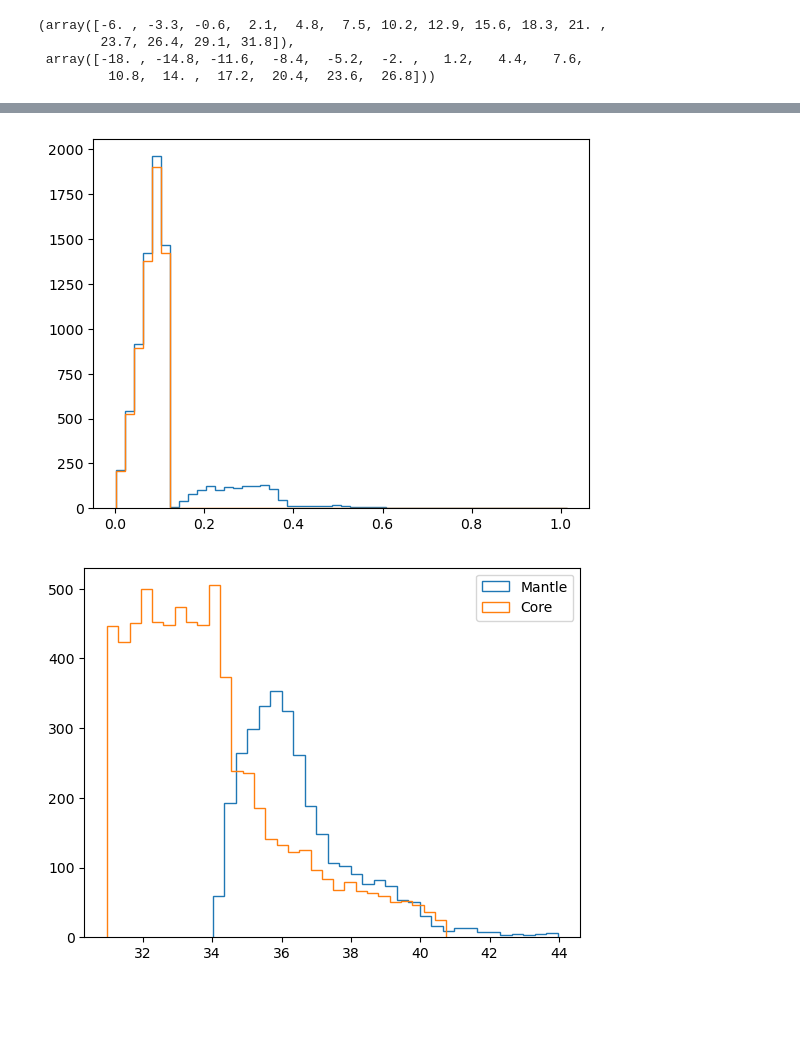
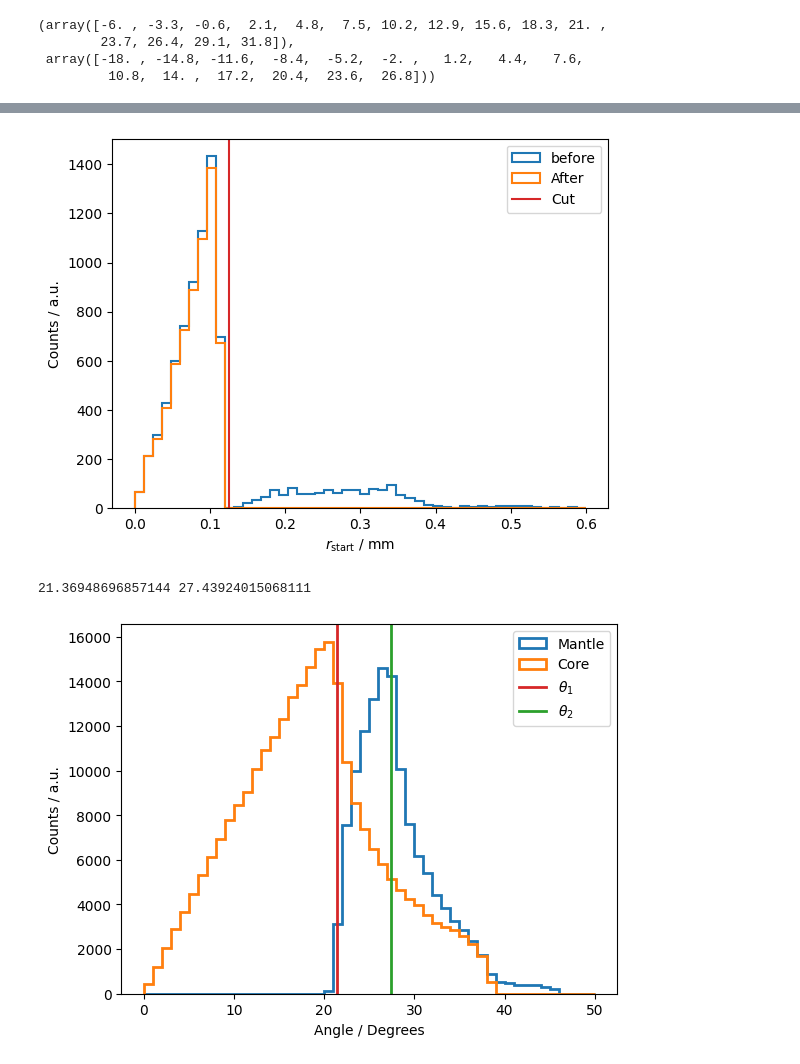
Before and after one commit to th3odor/TP_lab, a Jupyter notebook: reports/V_SciFi/aw.ipynb, the cells around one changed output, grey strips where cells are left out. Saved outputs shown, nothing was run; the diff lists cells and outputs as text; code cells hidden in the pictures; blank space fills up the shorter version.

```diff
--- a/reports/V_SciFi/aw.ipynb
+++ b/reports/V_SciFi/aw.ipynb
@@ -86,10 +86,14 @@ for i in range(N):
     sim_['r_exit'] = np.sqrt(sim_[col[0]]**2 + sim_[col[1]]**2)
     sim[i] = sim[i][((sim[i]['r_exit']<0.125) & (sim[i]['rayleighScatterings']==0.0))]
 # %%
-counts, bins, stff = plt.hist(sim_['r_exit'],histtype='step', bins=50)
-plt.hist(sim[0]['r_exit'],histtype='step', bins=bins);
+counts, bins, stff = plt.hist(sim_['r_exit'],histtype='step', bins=50, linewidth=1.5, label='before',range=(0, 0.6))
+plt.hist(sim[0]['r_exit'],histtype='step', bins=bins, linewidth=1.5, label='After');
+plt.axvline(x=0.125, label='Cut', c='tab:red')
+plt.xlabel(r"$r_{\mathrm{start}}$ / mm")
+plt.ylabel("Counts / a.u.")
+plt.legend();
 # %% [output]
-[figure, old version]
+[figure, new version]
 # %%
 simKern = []
 simMantel = []
@@ -99,14 +103,37 @@ for i in range(N):
     simMantel.append(deepcopy(sim[i][(sim[i]['length_clad']!=0.0)]))
 # %%
 for i in range(N):
-    simKern[i]['thetha'] = np.cos(simKern[i]['px_start'])
-    simMantel[i]['thetha'] = np.cos(simMantel[i]['px_start'])
+    simKern[i]['thetha'] = np.arccos(simKern[i]['px_start'])
+    simMantel[i]['thetha'] = np.arccos(simMantel[i]['px_start'])
+# %%
+dfK = deepcopy(simKern[0])
+dfM = deepcopy(simMantel[0])
+
+for i in range(49):
+    dfK = pd.concat((dfK, simKern[i+1]))
+    dfM = pd.concat((dfM, simMantel[i+1]))
+# %%
+nC = 1.60
+n1 = 1.49
+n2 = 1.42
+
+theta1 = np.arccos(n1/nC)*180/np.pi
+theta2 = np.arccos(n2/nC)*180/np.pi
+print(theta1, theta2)
+# %% [output]
+21.36948696857144 27.43924015068111
 # %%
-plt.hist(simMantel[23]['thetha']*180/np.pi, bins=30, histtype='step', label='Mantle')
-plt.hist(simKern[23]['thetha']*180/np.pi, bins=30, histtype='step', label='Core');
+counts, bins, stf = plt.hist(dfM['thetha']*180/np.pi, bins=50, histtype='step', label='Mantle', linewidth=2, range=(0,50))
+plt.hist(dfK['thetha']*180/np.pi, bins=bins, histtype='step', linewidth=2,label='Core');
+plt.axvline(x=theta1, label=r'$\theta_1$', linewidth=2, c='tab:red')
+plt.axvline(x=theta2, label=r'$\theta_2$', linewidth=2, c='tab:green')
+
+
+plt.xlabel("Angle / Degrees")
+plt.ylabel("Counts / a.u.")
 plt.legend();
 # %% [output]
-[figure, old version]
+[figure, new version]
 # %%
 angleC = []
 angleDC = []
```
Also changed, not shown: parts of 1 cell of this notebook.
